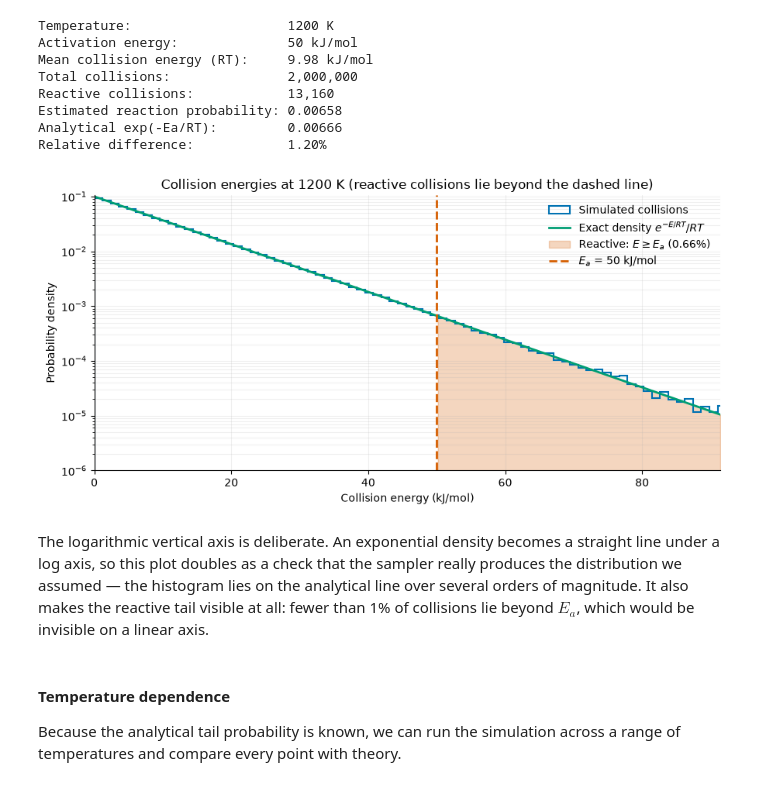
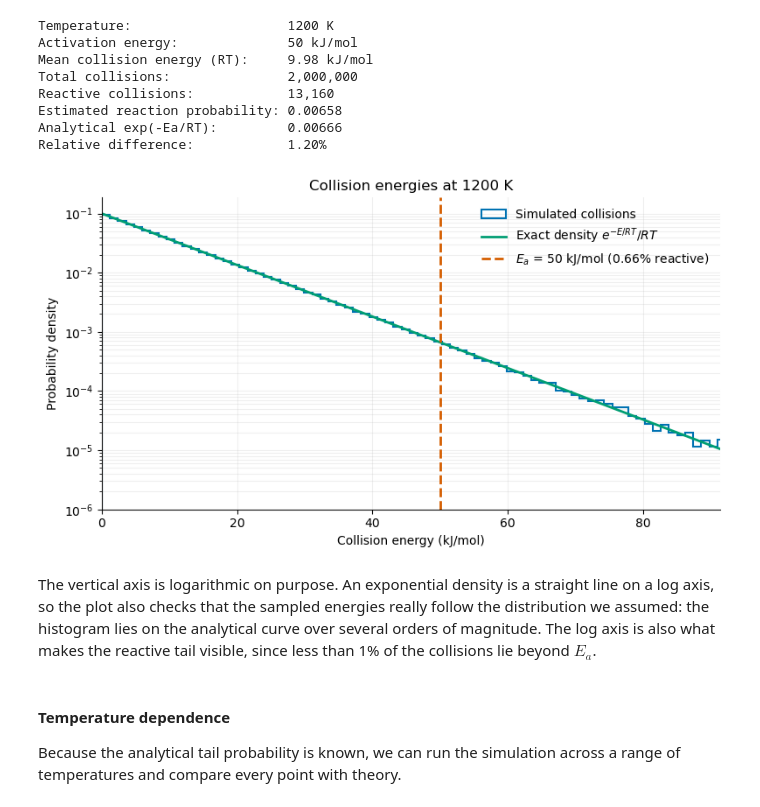
Before and after one commit to pamelaafaki/ch315-group-c, a Jupyter notebook: Group03_Block1_project.ipynb, the cells around one changed output. Drawn from its saved outputs; the diff is of its cells as text; code cells hidden in the pictures.

Commit message:
Trim what-we-tried sections, fix incoherences, simplify Part C plots

```diff
--- a/Group03_Block1_project.ipynb
+++ b/Group03_Block1_project.ipynb
@@ -29,7 +29,8 @@ import numpy as np
 import pandas as pd
 import matplotlib.pyplot as plt
 
-BLUE, VERMILLION, GREEN, ORANGE = "#0072B2", "#D55E00", "#009E73", "#E69F00"
+# colours used in the plots, chosen to stay distinguishable for colour-blind readers
+BLUE, RED, GREEN = "#0072B2", "#D55E00", "#009E73"
 
 periodic_table = pd.read_csv("periodic_table.csv")
 periodic_table.head()
@@ -711,50 +657,44 @@ Estimated reaction probability: 0.00658
 Analytical exp(-Ea/RT):         0.00666
 Relative difference:            1.20%
 # %%
-figure, axes = plt.subplots(figsize=(9, 4.5))
+figure, axes = plt.subplots(figsize=(8, 4.5))
 
 upper = np.percentile(collision_energies, 99.99)
 RT = GAS_CONSTANT * temperature
 
-# outline rather than a solid fill, so the reactive tail stays visible
+# an outline rather than a solid fill, so the reactive tail stays visible
 axes.hist(collision_energies, bins=120, density=True, histtype="step",
           color=BLUE, linewidth=1.5, label="Simulated collisions")
 
-# overlay the exact density the sampler should be reproducing
+# the exact density the sampler should be reproducing
 energy_grid = np.linspace(0, upper, 400)
 exact_density = np.exp(-energy_grid / RT) / RT
 axes.plot(energy_grid, exact_density, color=GREEN, linewidth=2,
           label="Exact density $e^{-E/RT}/RT$")
 
-# shade only the reactive collisions
-reactive_region = energy_grid >= ACTIVATION_ENERGY
-axes.fill_between(energy_grid[reactive_region], 1e-7, exact_density[reactive_region],
-                  color=VERMILLION, alpha=0.25,
-                  label=f"Reactive: $E \\geq E_a$ ({probability:.2%})")
-axes.axvline(ACTIVATION_ENERGY, color=VERMILLION, linestyle="--", linewidth=2,
-             label=f"$E_a$ = {ACTIVATION_ENERGY:.0f} kJ/mol")
-axes.set_ylim(1e-6, None)
+axes.axvline(ACTIVATION_ENERGY, color=RED, linestyle="--", linewidth=2,
+             label=f"$E_a$ = {ACTIVATION_ENERGY:.0f} kJ/mol ({probability:.2%} reactive)")
 
 axes.set_yscale("log")
+axes.set_ylim(1e-6, None)
 axes.set_xlim(0, upper)
 axes.set_xlabel("Collision energy (kJ/mol)")
 axes.set_ylabel("Probability density")
-axes.set_title(f"Collision energies at {temperature:.0f} K "
-               "(reactive collisions lie beyond the dashed line)")
+axes.set_title(f"Collision energies at {temperature:.0f} K")
 axes.spines[["top", "right"]].set_visible(False)
 axes.grid(alpha=0.2, which="both")
 axes.legend(frameon=False)
 
 plt.tight_layout()
 plt.show()
 # %% [output]
-[figure, old version]
+[figure, new version]
 # %% [markdown]
-The logarithmic vertical axis is deliberate. An exponential density becomes a straight line
-under a log axis, so this plot doubles as a check that the sampler really produces the
-distribution we assumed — the histogram lies on the analytical line over several orders of
-magnitude. It also makes the reactive tail visible at all: fewer than 1% of collisions lie
-beyond $E_a$, which would be invisible on a linear axis.
+The vertical axis is logarithmic on purpose. An exponential density is a straight line on a
+log axis, so the plot also checks that the sampled energies really follow the distribution we
+assumed: the histogram lies on the analytical curve over several orders of magnitude. The log
+axis is also what makes the reactive tail visible, since less than 1% of the collisions lie
+beyond $E_a$.
 # %% [markdown]
 #### Temperature dependence
 
```
Also changed, not shown: parts of 34 cells of this notebook.
